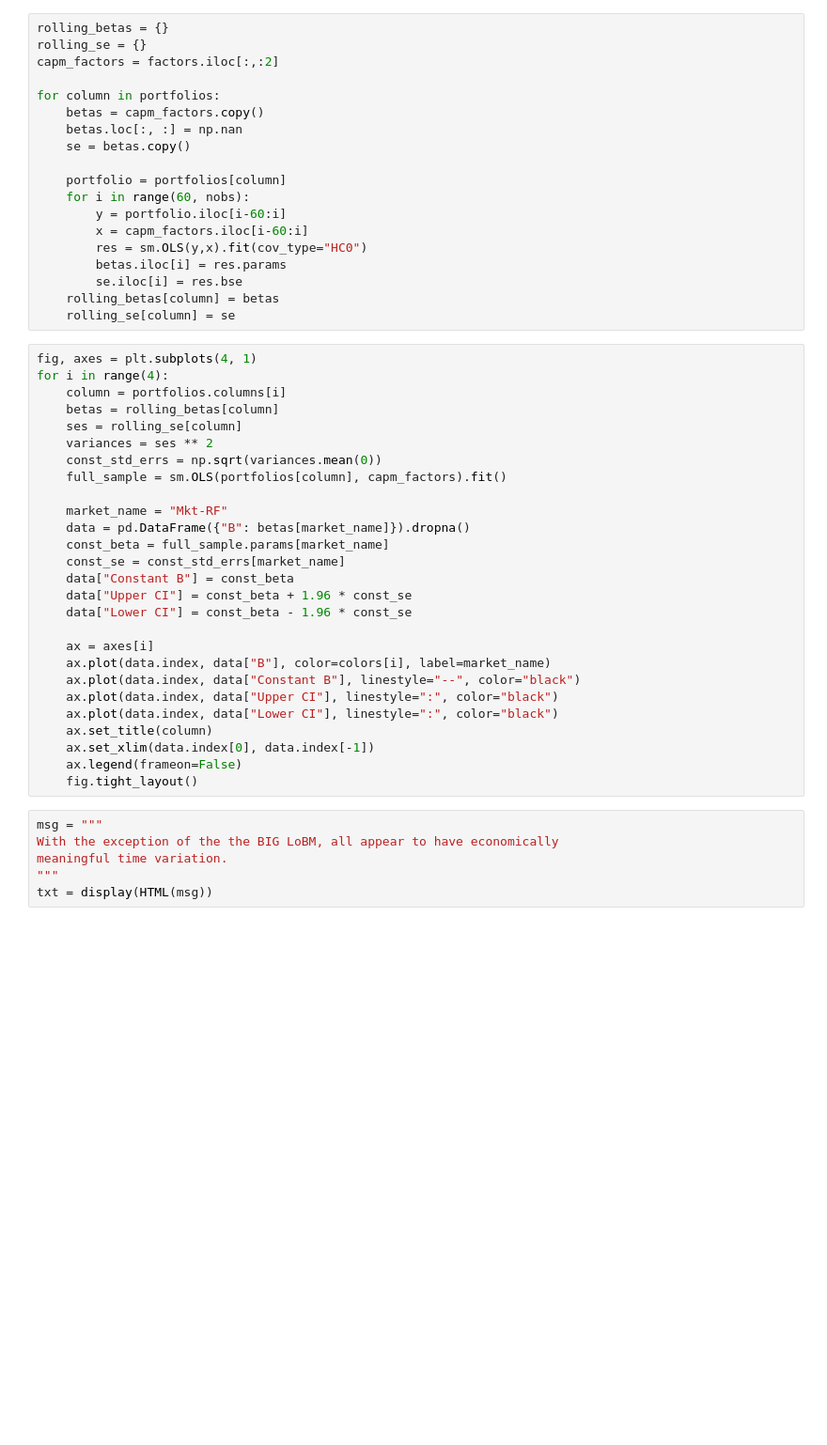
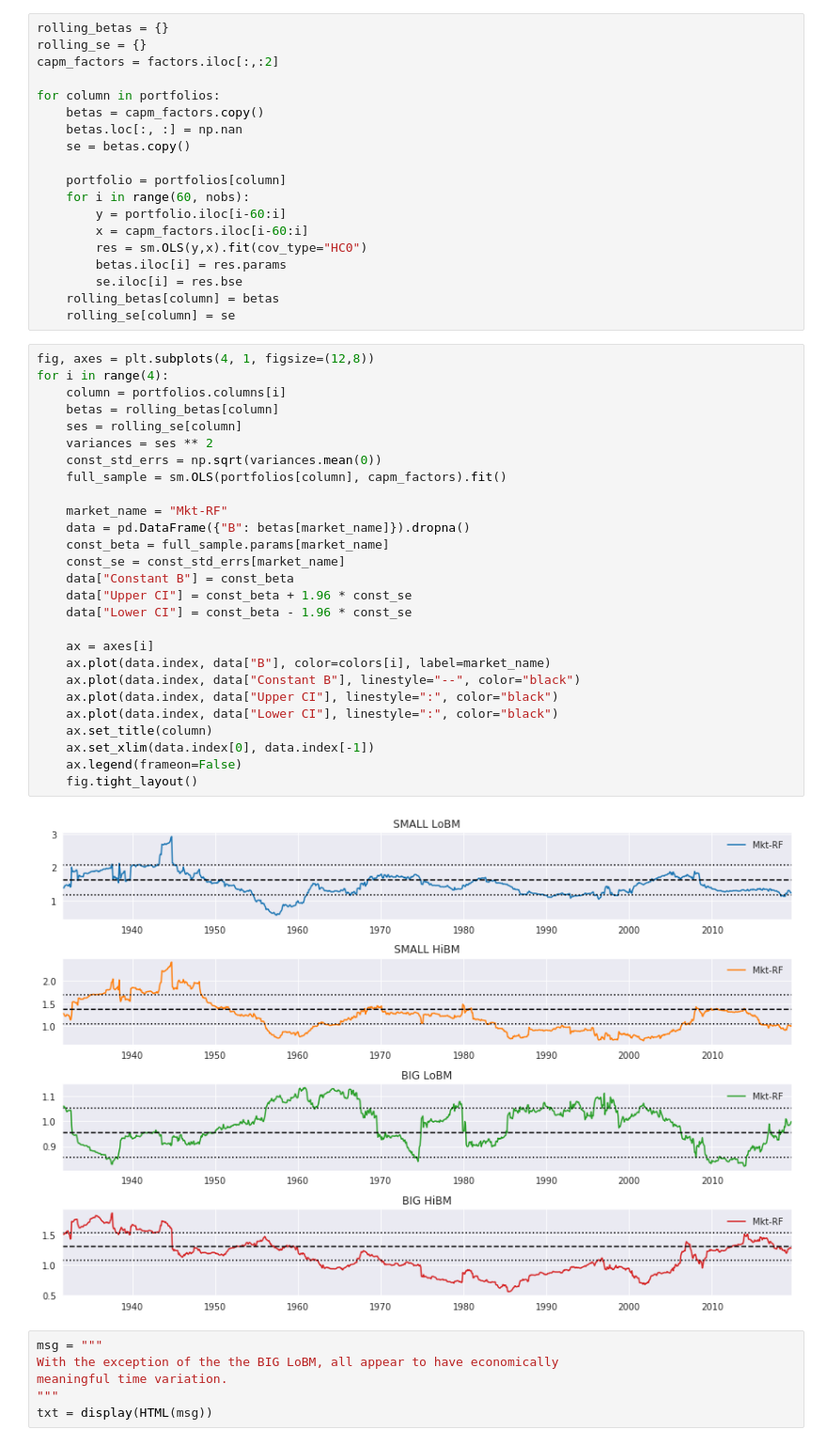
Before and after one commit to bashtage/python-introduction, a Jupyter notebook: solutions/autumn/regression-rolling-and-recursive.ipynb, the cells around one changed output. Shown at 94% size. Saved outputs shown, nothing was run; the diff lists cells and outputs as text; blank space fills up the shorter version.

```diff
--- a/solutions/autumn/regression-rolling-and-recursive.ipynb
+++ b/solutions/autumn/regression-rolling-and-recursive.ipynb
@@ -121,32 +121,34 @@ for column in portfolios:
     rolling_betas[column] = betas
     rolling_se[column] = se
 # %%
-fig, axes = plt.subplots(4, 1)
+fig, axes = plt.subplots(4, 1, figsize=(12,8))
 for i in range(4):
     column = portfolios.columns[i]
     betas = rolling_betas[column]
     ses = rolling_se[column]
     variances = ses ** 2
     const_std_errs = np.sqrt(variances.mean(0))
     full_sample = sm.OLS(portfolios[column], capm_factors).fit()
 
     market_name = "Mkt-RF"
     data = pd.DataFrame({"B": betas[market_name]}).dropna()
     const_beta = full_sample.params[market_name]
     const_se = const_std_errs[market_name]
     data["Constant B"] = const_beta
     data["Upper CI"] = const_beta + 1.96 * const_se
     data["Lower CI"] = const_beta - 1.96 * const_se
 
     ax = axes[i]
     ax.plot(data.index, data["B"], color=colors[i], label=market_name)
     ax.plot(data.index, data["Constant B"], linestyle="--", color="black")
     ax.plot(data.index, data["Upper CI"], linestyle=":", color="black")
     ax.plot(data.index, data["Lower CI"], linestyle=":", color="black")
     ax.set_title(column)
     ax.set_xlim(data.index[0], data.index[-1])
     ax.legend(frameon=False)
     fig.tight_layout()
+# %% [output]
+[figure, added]
 # %%
 msg = """
 With the exception of the the BIG LoBM, all appear to have economically
```
Also changed, not shown: 13 other files.
